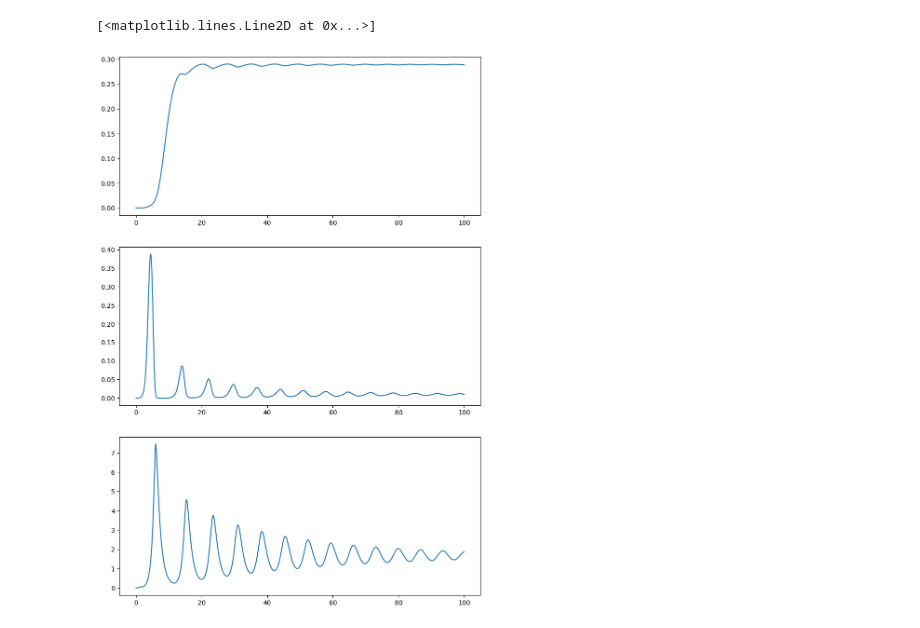
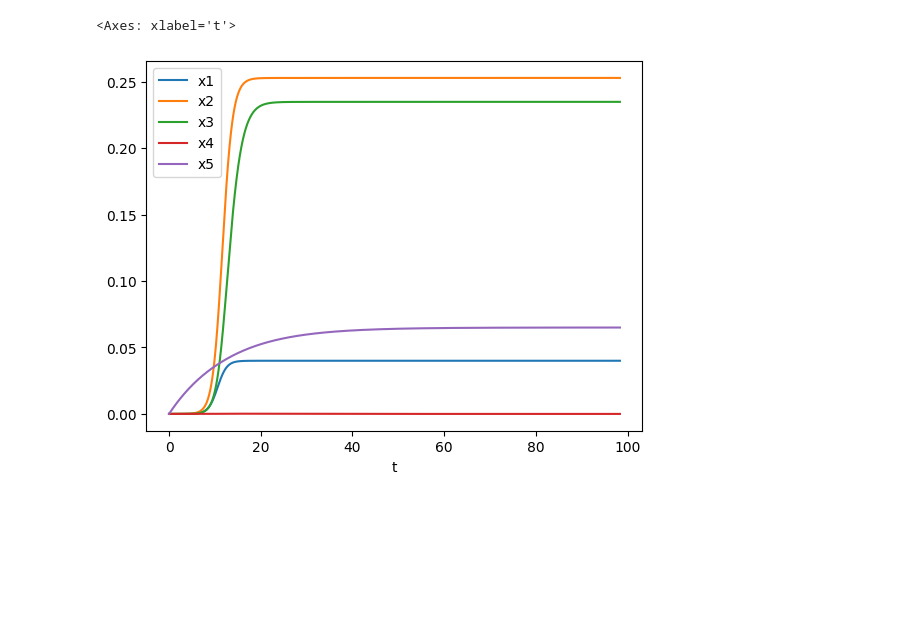
Before and after one commit to marcoparry/Integrator, a Jupyter notebook: data_analysis.ipynb, the cells around one changed output. Drawn from its saved outputs; the diff is of its cells as text; code cells hidden in the pictures; blank space fills up the shorter version.

```diff
--- a/data_analysis.ipynb
+++ b/data_analysis.ipynb
@@ -20,8 +0,0 @@ fig.legend()
-# %%
-fig, axs = plt.subplots(3, 1, figsize=(10,15))
-axs[0].plot(data[:, 0], data[:, 3])
-axs[1].plot(data[:, 0], data[:, 4])
-axs[2].plot(data[:, 0], data[:, 5])
-# %% [output]
-[<matplotlib.lines.Line2D at 0x...>]
-[figure, removed]
@@ -27,0 +15,8 @@ axs[2].plot(data[:, 0], data[:, 5])
+# %%
+df = pd.read_csv(f"data/cancer_initial_condition_0.dat", sep="\t")
+fig, ax = plt.subplots()
+df[df["t"]<100].plot("t", ["x1", "x2", "x3", "x4", "x5"], ax=ax)
+# fig.savefig(f"{path_fig}/time_evolution_example.png")
+# %% [output]
+<Axes: xlabel='t'>
+[figure, added]
```
Also changed, not shown: parts of 9 cells of this notebook, 3 other files.
